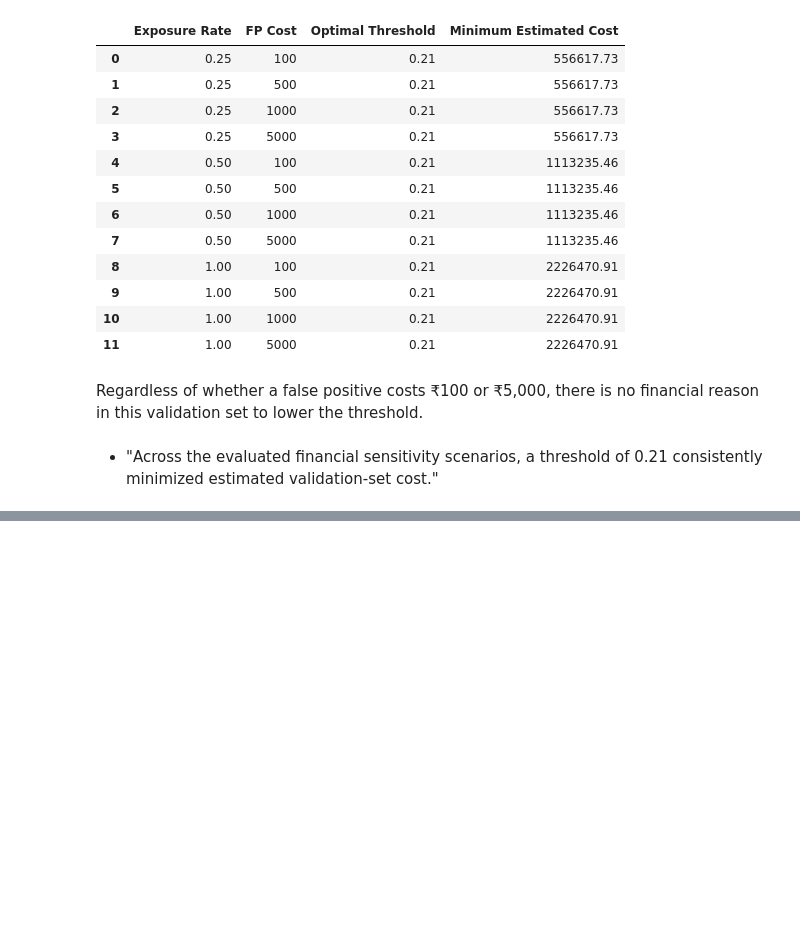
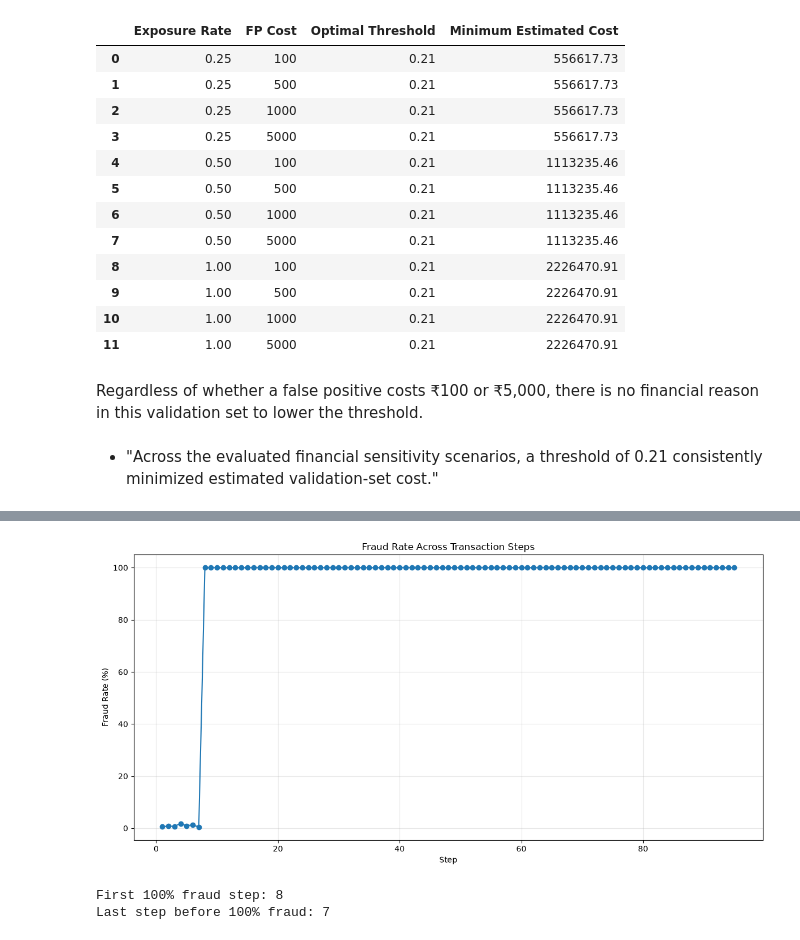
Before and after one commit to KarthikDaivadnya/FraudShield-AI, a Jupyter notebook: fraudshield_ai.ipynb, the cells around one changed output, grey strips where cells are left out. Cells and saved outputs as stored; diff of their text form; code cells hidden in the pictures; blank space fills up the shorter version.

```diff
--- a/fraudshield_ai.ipynb
+++ b/fraudshield_ai.ipynb
@@ -5606,0 +5643,16 @@ Regardless of whether a false positive costs ₹100 or ₹5,000, there is no fin
+# %%
+step_analysis = (
+    df.groupby("step")["isFraud"]
+    .agg(
+        transactions="count",
+        frauds="sum",
+        fraud_rate="mean"
+    )
+    .reset_index()
+)
+
+step_analysis["fraud_rate_pct"] = (
+    step_analysis["fraud_rate"] * 100
+)
+
+step_analysis.round(4)
@@ -5606,0 +5673,35 @@ Regardless of whether a false positive costs ₹100 or ₹5,000, there is no fin
+# %%
+plt.figure(figsize=(12, 6))
+
+plt.plot(
+    step_analysis["step"],
+    step_analysis["fraud_rate_pct"],
+    marker="o"
+)
+
+plt.xlabel("Step")
+plt.ylabel("Fraud Rate (%)")
+plt.title("Fraud Rate Across Transaction Steps")
+plt.grid(alpha=0.3)
+plt.tight_layout()
+plt.show()
+# %% [output]
+[figure, added]
+# %%
+# Find the first step where fraud rate reaches 100%
+first_100_fraud_step = step_analysis.loc[
+    step_analysis["fraud_rate"] == 1,
+    "step"
+].min()
+
+# Find the last step before that boundary
+last_step_before_100 = step_analysis.loc[
+    step_analysis["step"] < first_100_fraud_step,
+    "step"
+].max()
+
+print("First 100% fraud step:", first_100_fraud_step)
+print("Last step before 100% fraud:", last_step_before_100)
+# %% [output]
+First 100% fraud step: 8
+Last step before 100% fraud: 7
```
Also changed, not shown: parts of 52 cells of this notebook.
